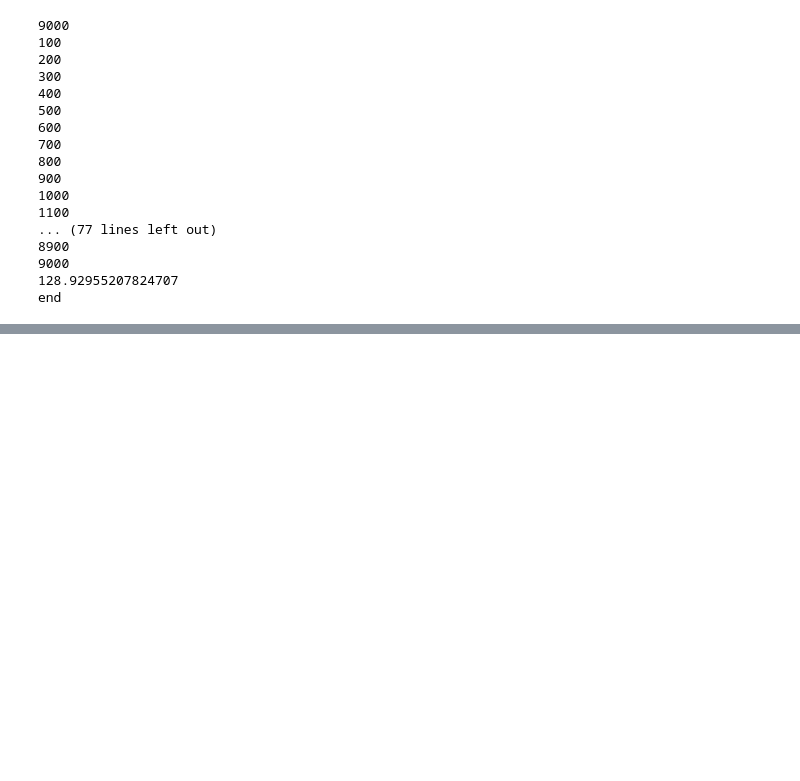
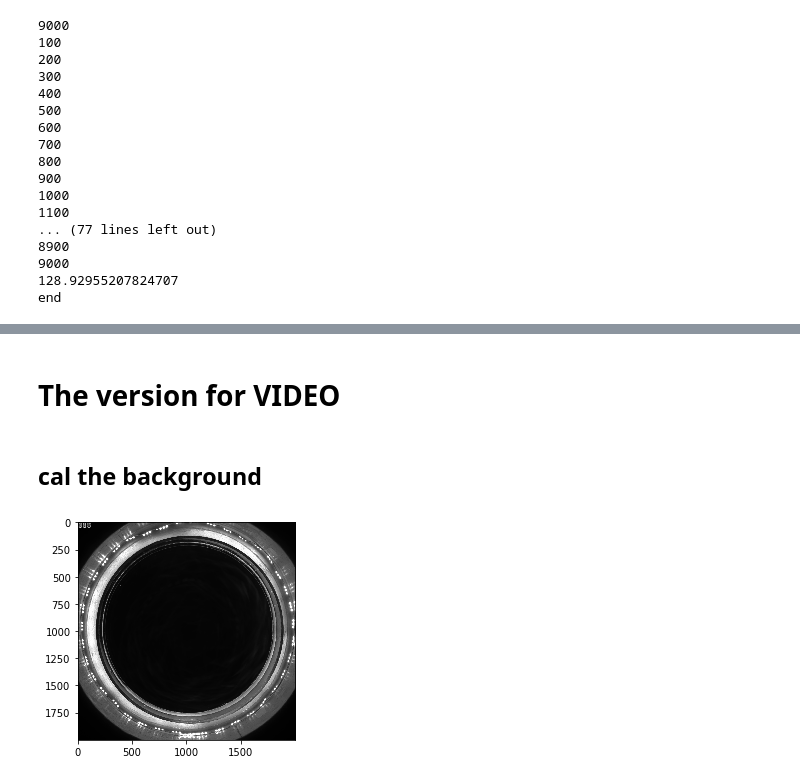
Before and after one commit to isis0517/ZippedFish, a Jupyter notebook: multi_trace.ipynb, the cells around one changed output, grey strips where cells are left out. Saved outputs shown, nothing was run; the diff lists cells and outputs as text; code cells hidden in the pictures; blank space fills up the shorter version.

```diff
--- a/multi_trace.ipynb
+++ b/multi_trace.ipynb
@@ -204,5 +193,0 @@ print(temp.__dir__())
-# %%
-import pickle
-import json
-with open("/home/isis0517/Documents/data/session_1115_preprocess/trajectories/trajectories.pkl", 'rb') as f:
-    data = pickle.load(f)
@@ -256,5 +193,0 @@ for line in data[1:]:
-# %%
-for s in range(len(poses1)):
-    pos = poses1[s]
-    if pos[0]<0 or pos[1]<0:
-        poses1[s] = poses2[s]
@@ -263,0 +194,2 @@ np.save("poses2.npy", poses2)
+# %% [markdown]
+# The version for VIDEO
@@ -263,0 +211,32 @@ np.save("poses2.npy", poses2)
+# %% [markdown]
+## cal the background
+# %%
+filepath = "/home/isis0517/Documents/data/multi/videos/bg30 18fish.avi"
+video = cv2.VideoCapture(filepath)
+frame_num = video.get(cv2.CAP_PROP_FRAME_COUNT)
+
+back_num = 1000
+backshape = ( int(video.get(cv2.CAP_PROP_FRAME_WIDTH)), int(video.get(cv2.CAP_PROP_FRAME_HEIGHT)))
+background = np.zeros(backshape)
+
+tnum = np.random.randint(frame_num,size=back_num)
+tnum.sort()
+sumv = np.array([1,1,1])
+
+tlist = []
+
+if not video.isOpened():
+    print(f"open the video is failed with path:{filepath}")
+
+
+for s in tnum:
+
+    video.set(cv2.CAP_PROP_FRAME_COUNT, s)
+    ret, frame = video.read()
+    background += frame[:,:,0]
+
+background = (background/back_num).astype('uint8')
+plt.imshow(background, cmap = plt.cm.gray)
+video.release()
+# %% [output]
+[figure, added]
```
Also changed, not shown: parts of 26 cells of this notebook, 1 other file.
